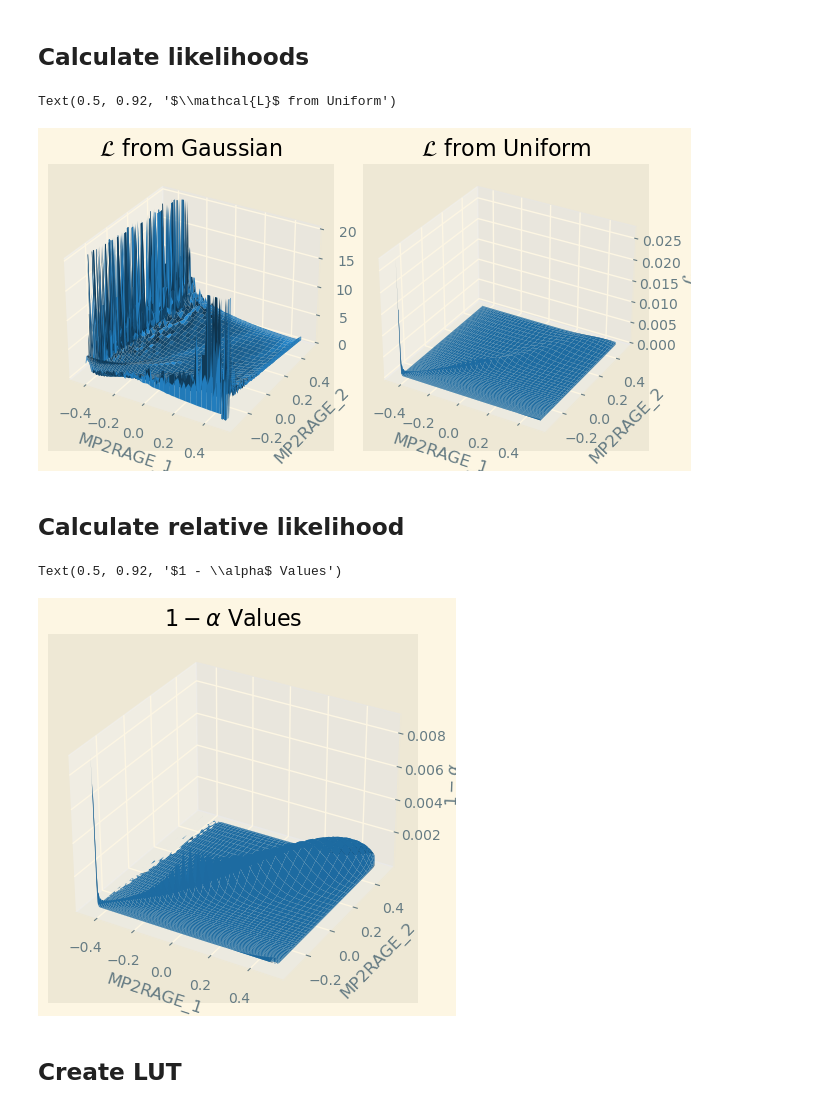
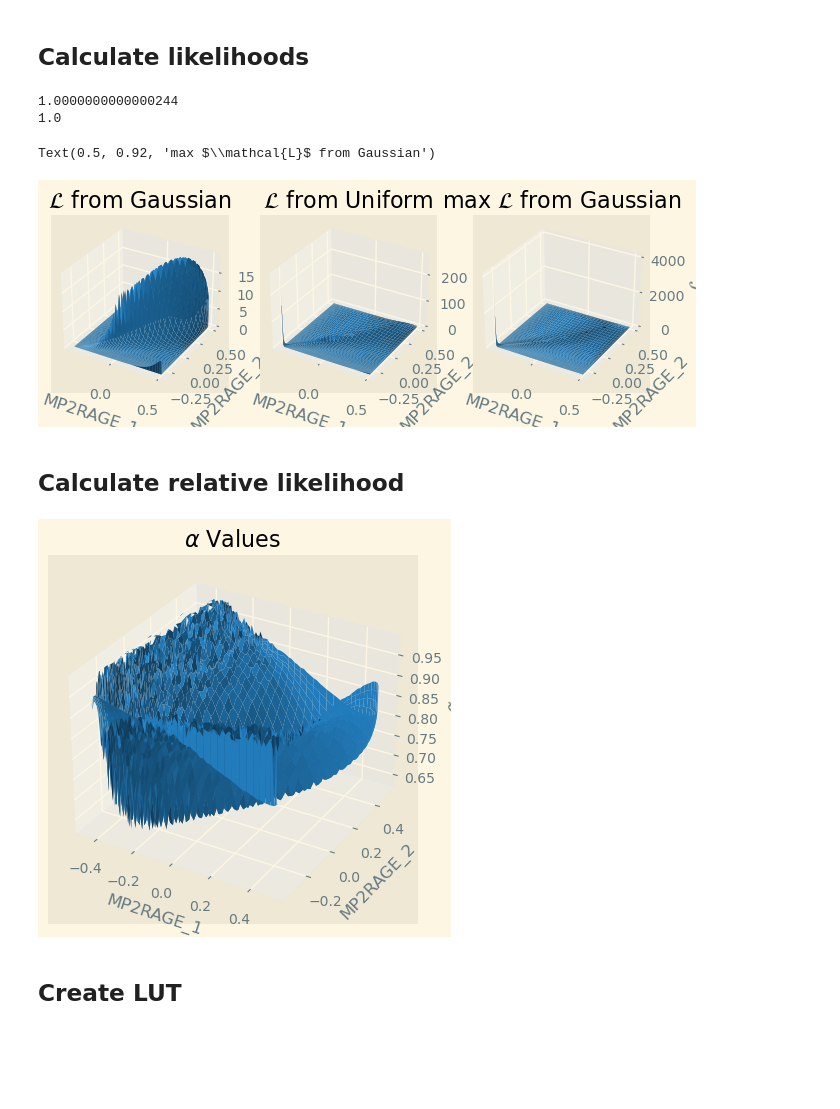
Before and after one commit to MASILab/map_t1_mapping, a Jupyter notebook: notebooks/likelihood_mp2rage_3d.ipynb, the cells around one changed output. Saved outputs shown, nothing was run; the diff lists cells and outputs as text; code cells hidden in the pictures; blank space fills up the shorter version.

Commit message:
Updated likelihood calculations

```diff
--- a/notebooks/likelihood_mp2rage_3d.ipynb
+++ b/notebooks/likelihood_mp2rage_3d.ipynb
@@ -41,8 +41,8 @@ plt.show()
 Next, we load the results from our Monte Carlo distribution that modeled how to calculate MP2RAGE images if there were some Gaussian noise ($\sigma^2=0.005$) in the gradient echo readouts. This simulation ran for 100 million trials.
 # %%
 # Load NumPy array for counts
-counts = np.load(os.path.join(t1_mapping.definitions.SIMULATION_DATA, 'counts_100M_no_nan.npy'))
-distr = np.load(os.path.join(t1_mapping.definitions.SIMULATION_DATA, 'distr_100M_no_nan.npy'))
+counts = np.load(os.path.join(t1_mapping.definitions.SIMULATION_DATA, 'counts_100M.npy'))
+distr = np.load(os.path.join(t1_mapping.definitions.SIMULATION_DATA, 'distr_100M.npy'))
 # %% [markdown]
 ## Calculate ideal MP2RAGE equations
 # %%
@@ -57,6 +57,8 @@ GRE = t1_mapping.utils.gre_signal(T1=t1_estimate, **subj.eqn_params)
 # Calculate what MP2RAGE image would have been
 mp2rage1 = t1_mapping.utils.mp2rage_t1w(GRE[0,:], GRE[1,:])
 mp2rage2 = t1_mapping.utils.mp2rage_t1w(GRE[0,:], GRE[2,:])
+
+delta_m = (0.5-(-0.5))/mp2rage1.shape[0]
 # %% [markdown]
 ## Plot MP2RAGE equations
 # %%
@@ -88,50 +90,59 @@ ax.legend()
 # %% [markdown]
 ## Calculate likelihoods
 # %%
-# Likelihood for Gaussian model is given in distr - find max for each
-max_L_gauss = np.max(distr, axis=2)
+# Calculate likelihoods
+L_gauss = counts / np.sum(counts * delta_m**2, axis=(0,1))
+L_gauss = np.nan_to_num(L_gauss, nan=0)
 
-# Likelihood for uniform model
-# L_uni = np.full(distr.shape[0:1], 1/(distr.shape[0]*distr.shape[1]))
-L_uni = np.sum(counts, axis=2)/np.sum(np.concatenate(counts))
+L_uni = np.sum(counts*delta_t1, axis=2) / np.sum(counts*delta_t1*delta_m**2)
 L_uni = np.nan_to_num(L_uni, nan=0)
-weighted image
+
+print(np.sum(L_gauss[:,:,20]*delta_m**2))
+print(np.sum(L_uni*delta_m**2))
+
 # Plot likelihoods
 fig = plt.figure(constrained_layout=True)
-ax = fig.add_subplot(1, 2, 1, projection='3d')
+ax = fig.add_subplot(1, 3, 1, projection='3d')
 X,Y = np.meshgrid(mp2rage1, mp2rage2)
-ax.plot_surface(X, Y, max_L_gauss)
+ax.plot_surface(X, Y, L_gauss[:,:,30])
 ax.set_xlabel('MP2RAGE_1')
 ax.set_ylabel('MP2RAGE_2')
 ax.set_zlabel(r'$\mathcal{L}$')
 ax.set_title(r'$\mathcal{L}$ from Gaussian')
 
-ax = fig.add_subplot(1, 2, 2, projection='3d')
+ax = fig.add_subplot(1, 3, 2, projection='3d')
 X,Y = np.meshgrid(mp2rage1, mp2rage2)
 ax.plot_surface(X, Y, L_uni)
 ax.set_xlabel('MP2RAGE_1')
 ax.set_ylabel('MP2RAGE_2')
 ax.set_zlabel(r'$\mathcal{L}$')
 ax.set_title(r'$\mathcal{L}$ from Uniform')
+
+# Maximum likelihood of gaussian
+max_L_gauss = np.max(L_gauss, axis=2)
+ax = fig.add_subplot(1, 3, 3, projection='3d')
+X,Y = np.meshgrid(mp2rage1, mp2rage2)
+ax.plot_surface(X, Y, max_L_gauss)
+ax.set_xlabel('MP2RAGE_1')
+ax.set_ylabel('MP2RAGE_2')
+ax.set_zlabel(r'$\mathcal{L}$')
+ax.set_title(r'max $\mathcal{L}$ from Gaussian')
 # %% [output]
-Text(0.5, 0.92, '$\\mathcal{L}$ from Uniform')
+1.0000000000000244
+1.0
+Text(0.5, 0.92, 'max $\\mathcal{L}$ from Gaussian')
-[figure, old version]
+[figure, new version]
 # %% [markdown]
 ## Calculate relative likelihood
 # %%
 # Find max likelihood
-max_L_gauss_ind = np.argmax(distr, axis=2)
+# max_L_gauss = np.max(L_gauss, axis=2)
+max_L_gauss_ind = np.argmax(L_gauss, axis=2)
 max_L_t1_vals = t1_estimate[max_L_gauss_ind]
 
-# Likelihood for uniform model
-# L_uni = np.full(distr.shape[0:1], 1/(distr.shape[0]*distr.shape[1]))
-L_uni = np.sum(counts, axis=2)/np.sum(np.concatenate(counts))plotting.plot_img(t1_marques, cut_coords=(15, 5, 30), cmap='gray', axes=ax, colorbar=True, vmin=0, vmax=5)
-ax.set_title('T1 Map (Marques et al.)')
-L_uni = np.nan_to_num(L_uni, nan=0)
-
 # Relative likelihood
-alpha = L_uni / (L_uni + max_L_gauss)
-# alpha = max_L_gauss/(max_L_gauss + L_uni)
+# alpha = L_uni / (L_uni + max_L_gauss)
+alpha = max_L_gauss/(max_L_gauss + L_uni)
 
 # Plot alpha
 fig = plt.figure()
@@ -140,11 +151,12 @@ X,Y = np.meshgrid(mp2rage1, mp2rage2)
 ax.plot_surface(X, Y, alpha)
 ax.set_xlabel('MP2RAGE_1')
 ax.set_ylabel('MP2RAGE_2')
-ax.set_zlabel(r'$1 - \alpha$')
-ax.set_title(r'$1 - \alpha$ Values')
+ax.set_zlabel(r'$\alpha$')
+ax.set_title(r'$\alpha$ Values')
+
+plt.show()
 # %% [output]
-Text(0.5, 0.92, '$1 - \\alpha$ Values')
-[figure, old version]
+[figure, new version]
 # %% [markdown]
 ## Create LUT
 # %%
```
Also changed, not shown: parts of 2 cells of this notebook, 3 other files.
